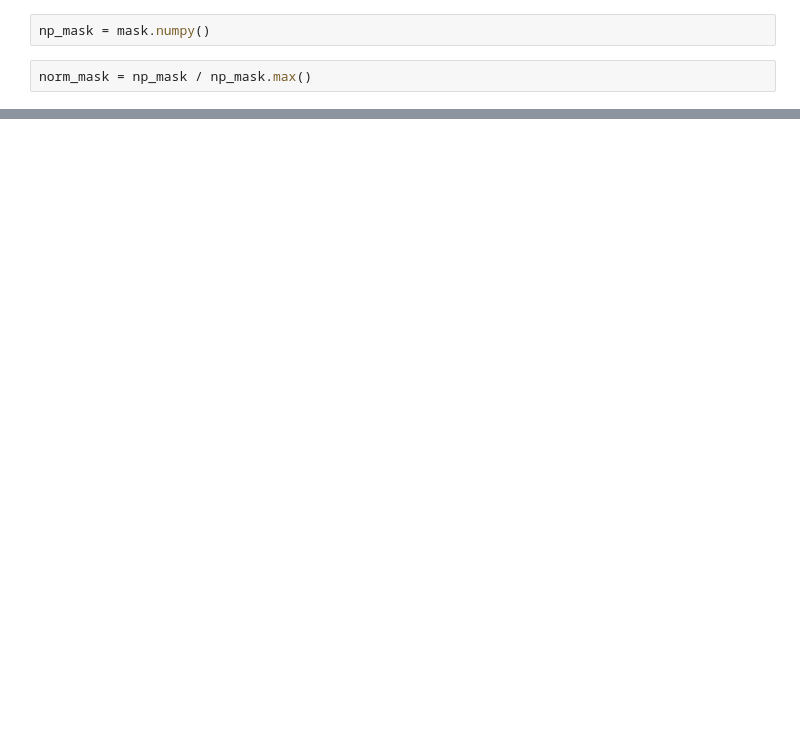
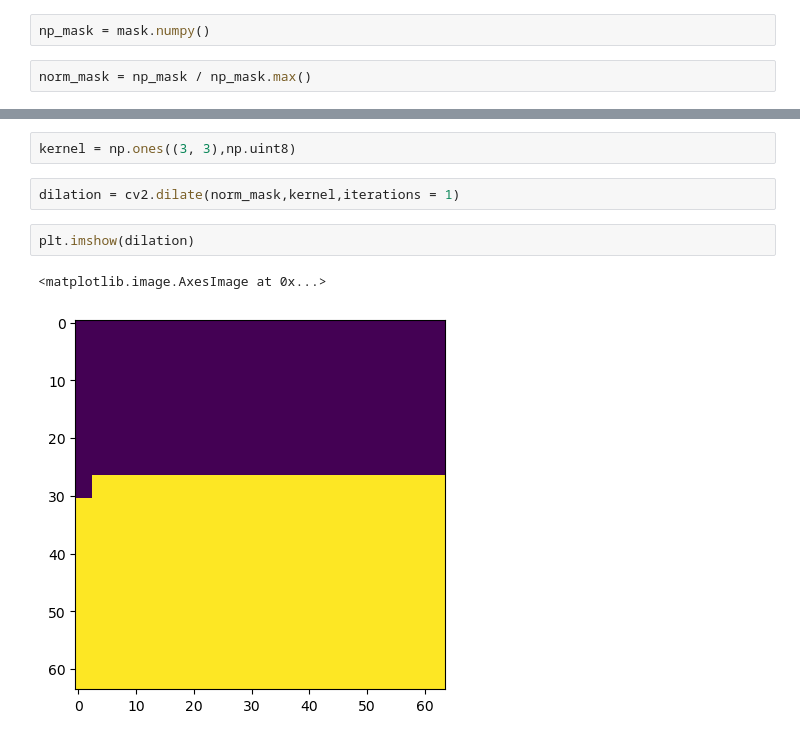
Before and after one commit to JingyuanHe1222/LAVIS_BLIP, a Jupyter notebook: BLIP-Diffusion.ipynb, the cells around one changed output, grey strips where cells are left out. Drawn from its saved outputs; the diff is of its cells as text; blank space fills up the shorter version.

```diff
--- a/BLIP-Diffusion.ipynb
+++ b/BLIP-Diffusion.ipynb
@@ -135,0 +108,9 @@ plt.imshow(norm_mask)
+# %%
+kernel = np.ones((3, 3),np.uint8)
+# %%
+dilation = cv2.dilate(norm_mask,kernel,iterations = 1)
+# %%
+plt.imshow(dilation)
+# %% [output]
+<matplotlib.image.AxesImage at 0x...>
+[figure, added]
```
Also changed, not shown: parts of 12 cells of this notebook, 4 other files.
